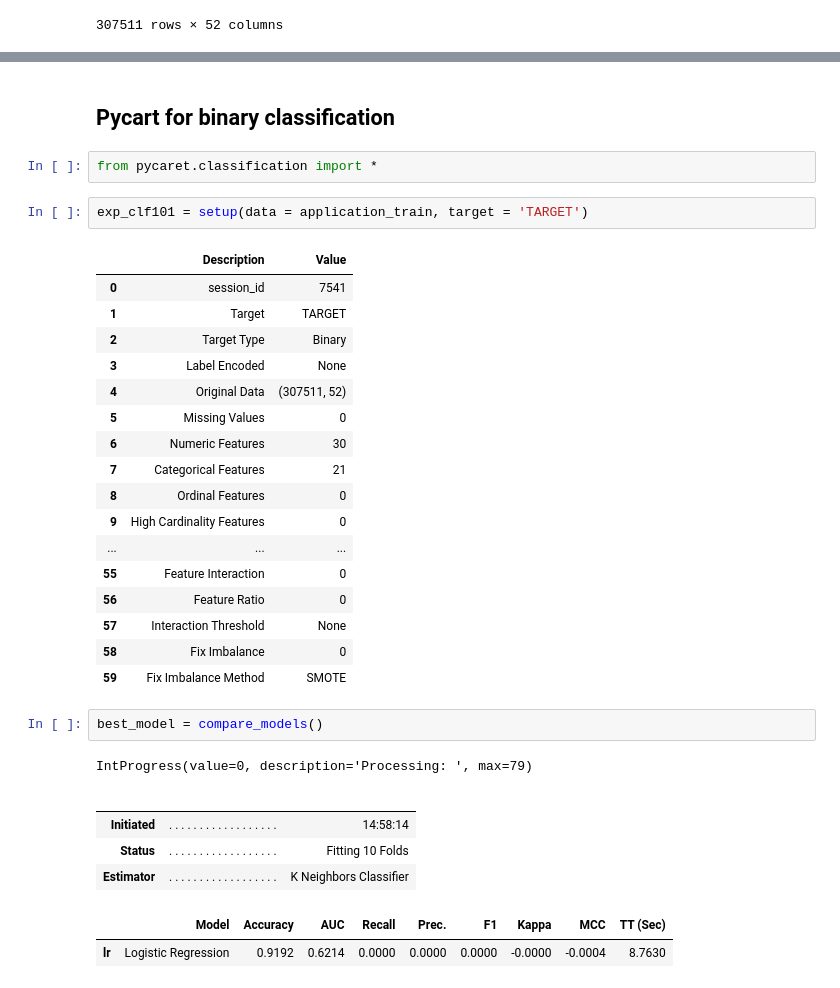
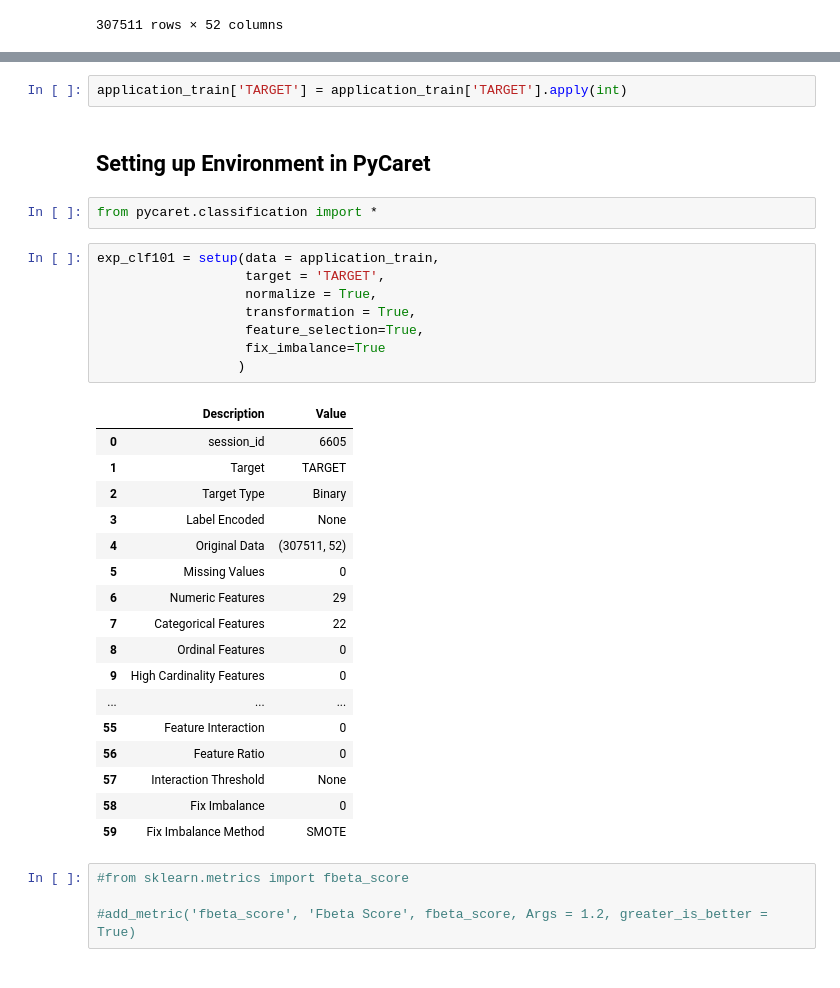
Before and after one commit to eltarr-kawther/Credit-Scoring, a Jupyter notebook: Notebooks/automl.ipynb, the cells around one changed output, grey strips where cells are left out. Saved outputs shown, nothing was run; the diff lists cells and outputs as text.

```diff
--- a/Notebooks/automl.ipynb
+++ b/Notebooks/automl.ipynb
@@ -161,35 +159,36 @@ application_train['TARGET'] = application_train['TARGET'].apply(int)
+# %%
+application_train['TARGET'] = application_train['TARGET'].apply(int)
 # %% [markdown]
-## Pycart for binary classification
+## Setting up Environment in PyCaret
 # %%
 from pycaret.classification import *
-# %%
-exp_clf101 = setup(data = application_train, target = 'TARGET')
-# %% [output]
-|  | Description | Value |
-| 0 | session_id | 7541 |
-| 1 | Target | TARGET |
-| 2 | Target Type | Binary |
-| 3 | Label Encoded | None |
-| 4 | Original Data | (307511, 52) |
-| 5 | Missing Values | 0 |
-| 6 | Numeric Features | 30 |
-| 7 | Categorical Features | 21 |
-| 8 | Ordinal Features | 0 |
-| 9 | High Cardinality Features | 0 |
-| ... | ... | ... |
-| 55 | Feature Interaction | 0 |
-| 56 | Feature Ratio | 0 |
-| 57 | Interaction Threshold | None |
-| 58 | Fix Imbalance | 0 |
-| 59 | Fix Imbalance Method | SMOTE |
-# %%
-best_model = compare_models()
-# %% [output]
-IntProgress(value=0, description='Processing: ', max=79)
-|  |  |  |
-|  |  |  |
-| Initiated | . . . . . . . . . . . . . . . . . . | 14:58:14 |
-| Status | . . . . . . . . . . . . . . . . . . | Fitting 10 Folds |
-| Estimator | . . . . . . . . . . . . . . . . . . | K Neighbors Classifier |
-|  | Model | Accuracy | AUC | Recall | Prec. | F1 | Kappa | MCC | TT (Sec) |
-| lr | Logistic Regression | 0.9192 | 0.6214 | 0.0000 | 0.0000 | 0.0000 | -0.0000 | -0.0004 | 8.7630 |
+# %%
+exp_clf101 = setup(data = application_train,
+                   target = 'TARGET',
+                   normalize = True,
+                   transformation = True,
+                   feature_selection=True,
+                   fix_imbalance=True
+                  )
+# %% [output]
+|  | Description | Value |
+| 0 | session_id | 6605 |
+| 1 | Target | TARGET |
+| 2 | Target Type | Binary |
+| 3 | Label Encoded | None |
+| 4 | Original Data | (307511, 52) |
+| 5 | Missing Values | 0 |
+| 6 | Numeric Features | 29 |
+| 7 | Categorical Features | 22 |
+| 8 | Ordinal Features | 0 |
+| 9 | High Cardinality Features | 0 |
+| ... | ... | ... |
+| 55 | Feature Interaction | 0 |
+| 56 | Feature Ratio | 0 |
+| 57 | Interaction Threshold | None |
+| 58 | Fix Imbalance | 0 |
+| 59 | Fix Imbalance Method | SMOTE |
+# %%
+#from sklearn.metrics import fbeta_score
+
+#add_metric('fbeta_score', 'Fbeta Score', fbeta_score, Args = 1.2, greater_is_better = True)
```
Also changed, not shown: parts of 9 cells of this notebook.
